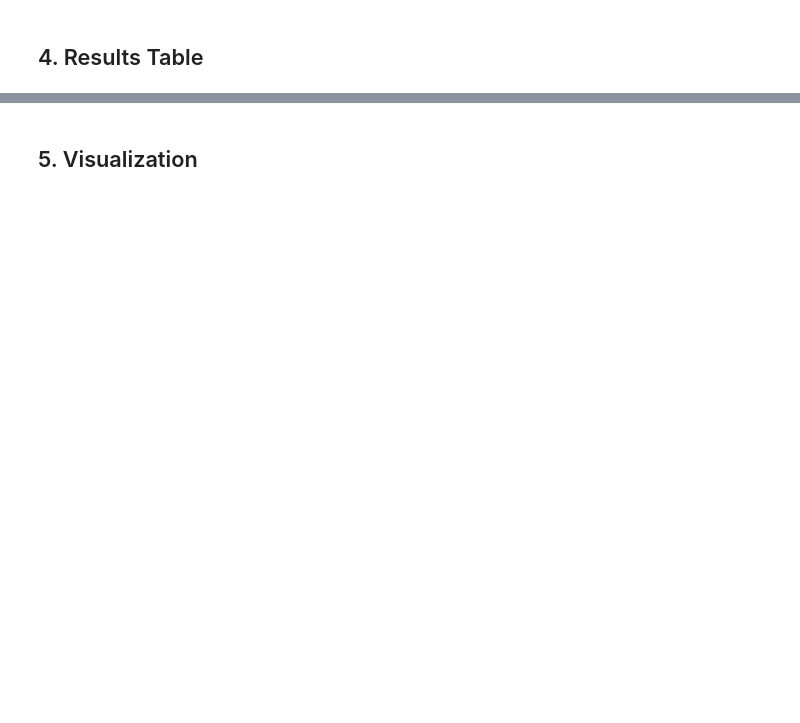
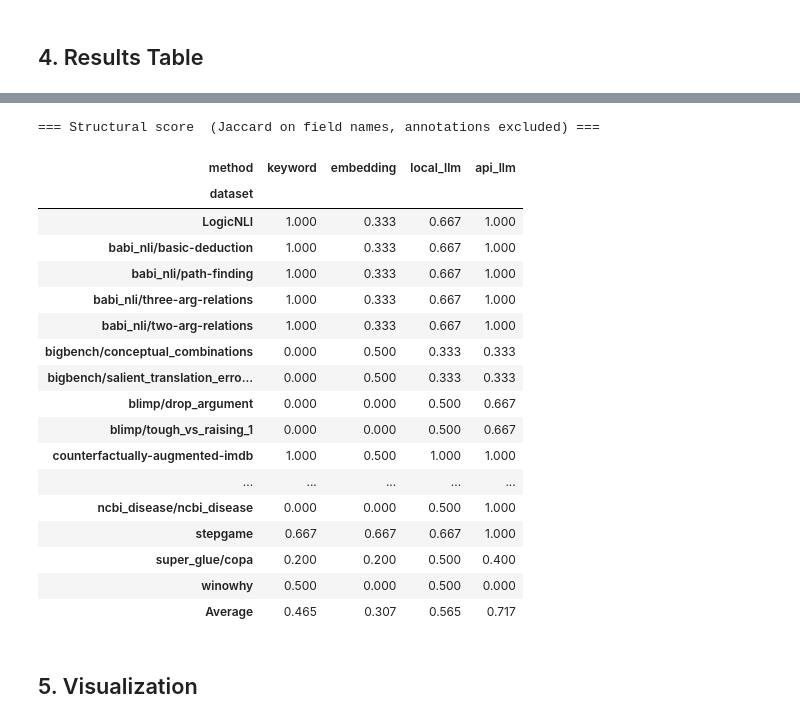
Before and after one commit to mrwno/dataparsing_via_llm, a Jupyter notebook: notebooks/experiments.ipynb, the cells around one changed output, grey strips where cells are left out. Drawn from its saved outputs; the diff is of its cells as text; code cells hidden in the pictures; blank space fills up the shorter version.

```diff
--- a/notebooks/experiments.ipynb
+++ b/notebooks/experiments.ipynb
@@ -56,3 +58,13 @@ Found 3057 datasets
   [rag.response_generation.chat_rag_bench.train.user_assistant_format.doqa_movies  hf=nvidia/ChatRAG-Bench  config=doqa_movies
   [rag.response_generation.chat_rag_bench.train.user_assistant_format.doqa_travel  hf=nvidia/ChatRAG-Bench  config=doqa_travel
   [rag.response_generation.chat_rag_bench.train.user_assistant_format.hybridial  hf=nvidia/ChatRAG-Bench  config=hybridial
+# %%
+datasets_ts = discover_datasets_ts(task_types=[
+    "Classification",
+    "MultipleChoice",
+    "TokenClassification",
+])
+print(f"Found {len(datasets_ts)} datasets")
+for d in datasets_ts:
+    cfg = f"  config={d['hf_config']}" if d["hf_config"] else ""
+    print(f"  [{d['id']:40s}]  hf={d['hf_name']}{cfg}")
@@ -80,0 +231,3 @@ Evaluation complete.
+# %%
+sample_ts = random.sample(datasets_ts, min(20, len(datasets_ts)))
+df_results_ts = run_evaluation_ts(datasets=sample_ts)
@@ -128,3 +409,25 @@ show_tables(df_results)
+# %%
+show_tables(df_results_ts)
+# %% [output]
+=== Structural score  (Jaccard on field names, annotations excluded) ===
+| method | keyword | embedding | local_llm | api_llm |
+| dataset |  |  |  |  |
+| LogicNLI | 1.000 | 0.333 | 0.667 | 1.000 |
+| babi_nli/basic-deduction | 1.000 | 0.333 | 0.667 | 1.000 |
+| babi_nli/path-finding | 1.000 | 0.333 | 0.667 | 1.000 |
+| babi_nli/three-arg-relations | 1.000 | 0.333 | 0.667 | 1.000 |
+| babi_nli/two-arg-relations | 1.000 | 0.333 | 0.667 | 1.000 |
+| bigbench/conceptual_combinations | 0.000 | 0.500 | 0.333 | 0.333 |
+| bigbench/salient_translation_erro... | 0.000 | 0.500 | 0.333 | 0.333 |
+| blimp/drop_argument | 0.000 | 0.000 | 0.500 | 0.667 |
+| blimp/tough_vs_raising_1 | 0.000 | 0.000 | 0.500 | 0.667 |
+| counterfactually-augmented-imdb | 1.000 | 0.500 | 1.000 | 1.000 |
+| ... | ... | ... | ... | ... |
+| ncbi_disease/ncbi_disease | 0.000 | 0.000 | 0.500 | 1.000 |
+| stepgame | 0.667 | 0.667 | 0.667 | 1.000 |
+| super_glue/copa | 0.200 | 0.200 | 0.500 | 0.400 |
+| winowhy | 0.500 | 0.000 | 0.500 | 0.000 |
+| Average | 0.465 | 0.307 | 0.565 | 0.717 |
 # %% [markdown]
 ## 5. Visualization
 # %%
```
Also changed, not shown: parts of 8 cells of this notebook, 6 other files.
